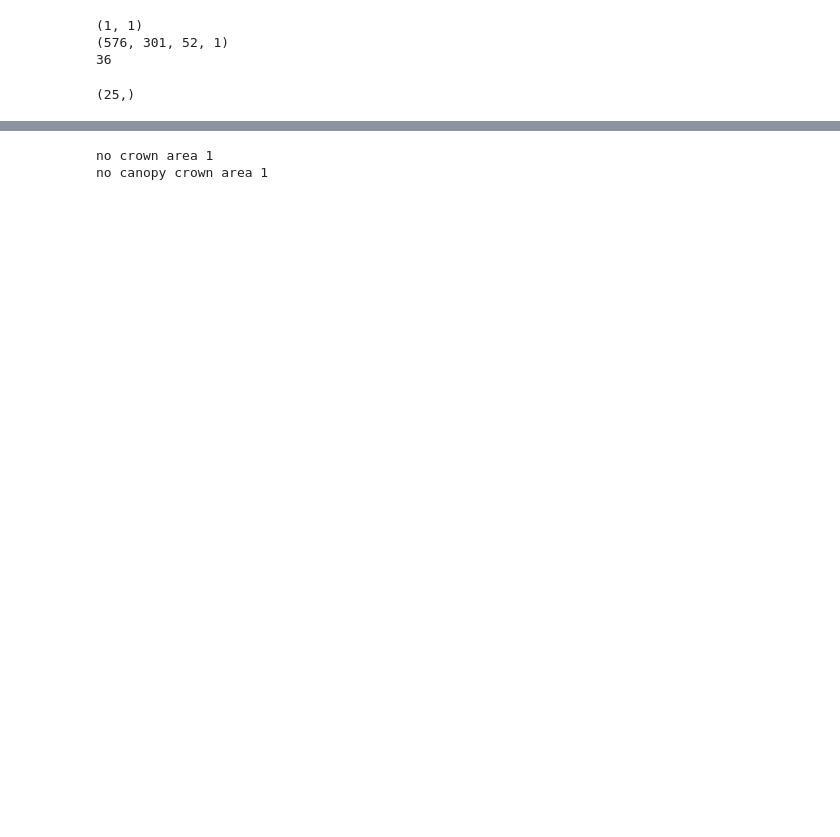
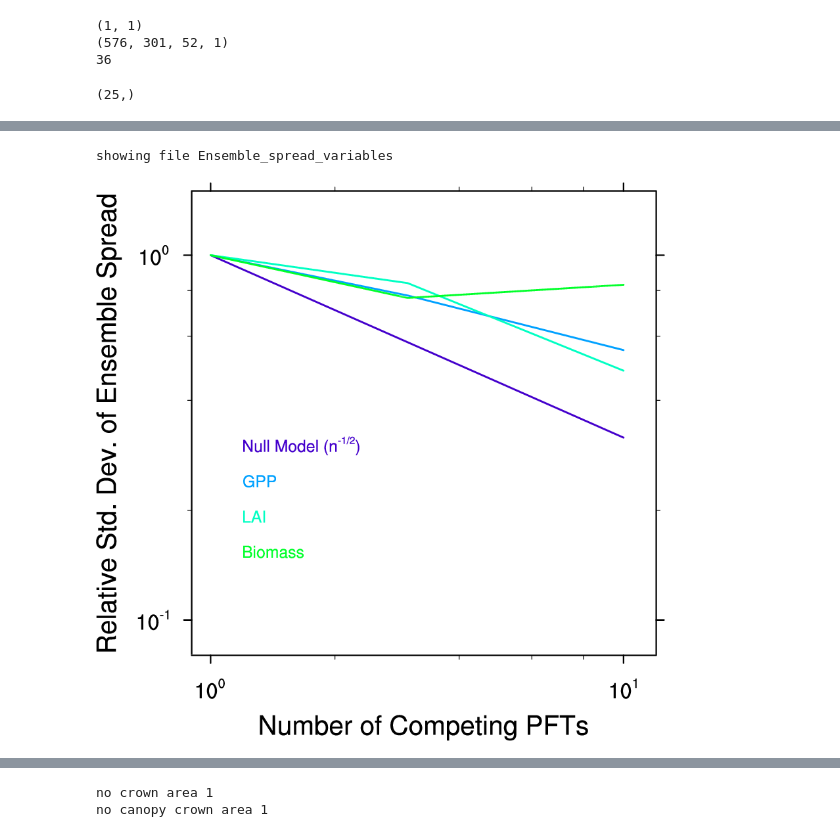
Before and after one commit to NGEET/testbeds, a Jupyter notebook: BCI_testbed/fates_output_analysis_npfts_expt.ipynb, the cells around one changed output, grey strips where cells are left out. Cells and saved outputs as stored; diff of their text form; code cells hidden in the pictures; blank space fills up the shorter version.

```diff
--- a/BCI_testbed/fates_output_analysis_npfts_expt.ipynb
+++ b/BCI_testbed/fates_output_analysis_npfts_expt.ipynb
@@ -191,23 +211,26 @@ for i in range(nexp):
 # %%
 ### now calculate the across-ensemble ensemble spread as a function of the number of PFTs for the NPFTs experiment
 i_exp_npfts = 0
 n_pft_exp_members = n_members_per_expt[i_exp_npfts]
 npfts_n = np.array([1.,3.,10.])
 
 vars_list = ['Null Model','GPP','LAI','Biomass']
 nvars=len(vars_list)
 
 stddev_vars_npfts = np.zeros([nvars,n_pft_exp_members])
 
 
 for i in range(n_pft_exp_members):
     stddev_vars_npfts[0,i] = 1. / npfts_n[i]**0.5
     stddev_vars_npfts[1,i] = np.std(mean_gpp[i_exp_npfts,i,:]) / np.std(mean_gpp[i_exp_npfts,0,:])
     stddev_vars_npfts[2,i] = np.std(mean_lai[i_exp_npfts,i,:]) / np.std(mean_lai[i_exp_npfts,0,:])
     stddev_vars_npfts[3,i] = np.std(mean_biomass[i_exp_npfts,i,:]) / np.std(mean_biomass[i_exp_npfts,0,:])
 
 
-map_funcs.xyplot(npfts_n,stddev_vars_npfts, xlog=True,ylog=True, colors=[10,50,75,100], labels=['Null Model (n~S~-1/2~N~)','GPP','LAI','Biomass'], xtitle='Number of Competing PFTs', ytitle='Relative Std. Dev. of Ensemble Spread', yrange=[0.08,1.5], xrange=[0.9,12.], label_ystart=0.3, label_yspace=1.25, label_xstart=1.2, file='Ensemble_spread_variables')
+map_funcs.xyplot(npfts_n,stddev_vars_npfts, xlog=True,ylog=True, colors=[10,50,75,100], labels=['Null Model (n~S~-1/2~N~)','GPP','LAI','Biomass'], xtitle='Number of Competing PFTs', ytitle='Relative Std. Dev. of Ensemble Spread', yrange=[0.08,1.5], xrange=[0.9,12.], label_ystart=0.3, label_yspace=1.25, label_xstart=1.2, file='Ensemble_spread_variables', showjupyter=True)
+# %% [output]
+showing file Ensemble_spread_variables
+[figure, added]
 # %%
 ### for the 10 PFT simulations, calculate and plot rank abundance curves
 
```
Also changed, not shown: parts of 16 cells of this notebook.
